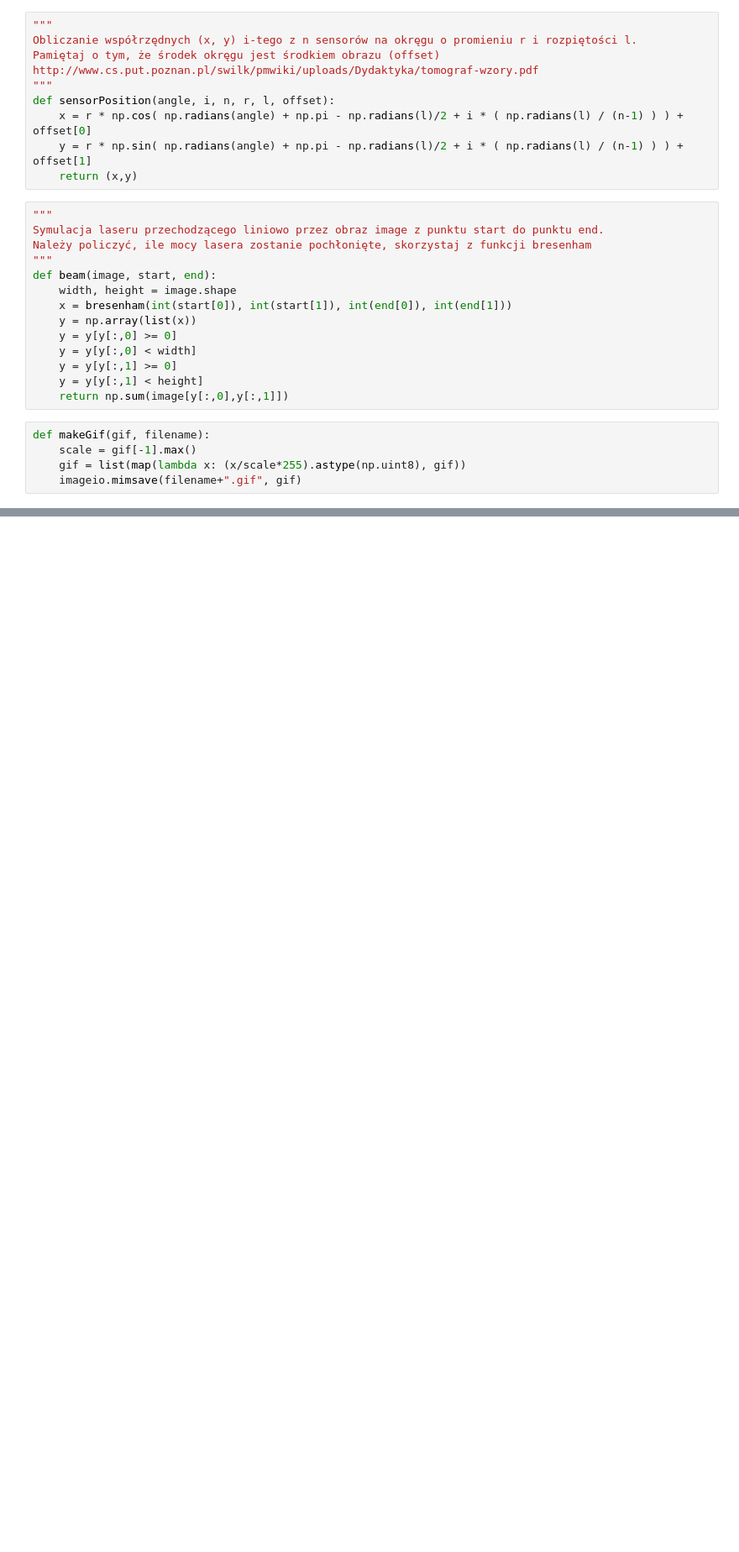
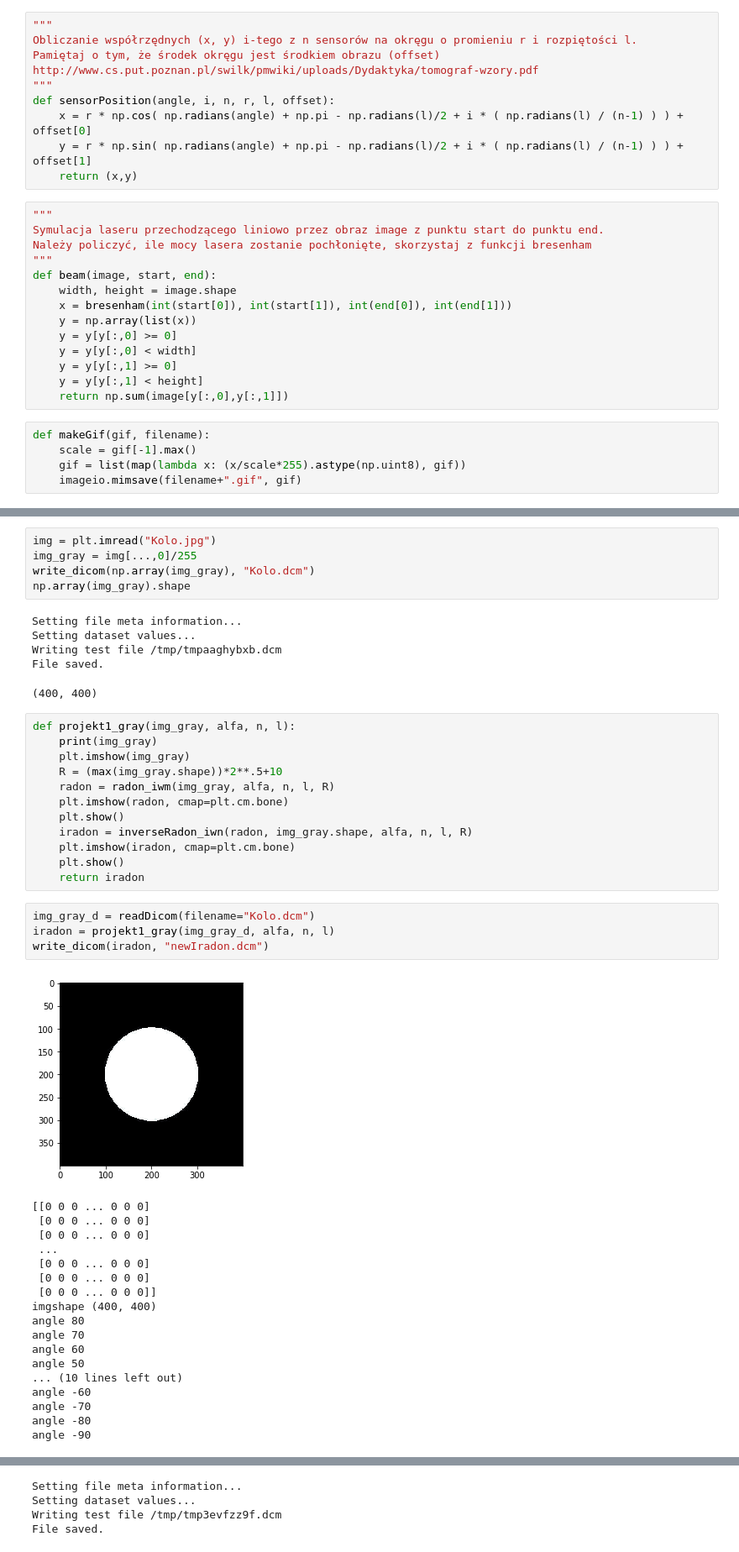
Before and after one commit to jedlin21/tomograf, a Jupyter notebook: Projekt-Tomograf.ipynb, the cells around one changed output, grey strips where cells are left out. Shown at 84% size. Cells and saved outputs as stored; diff of their text form; blank space fills up the shorter version.

```diff
--- a/Projekt-Tomograf.ipynb
+++ b/Projekt-Tomograf.ipynb
@@ -200,0 +220,46 @@ angle 20
+# %%
+img = plt.imread("Kolo.jpg")
+img_gray = img[...,0]/255
+write_dicom(np.array(img_gray), "Kolo.dcm")
+np.array(img_gray).shape
+# %% [output]
+Setting file meta information...
+Setting dataset values...
+Writing test file /tmp/tmpaaghybxb.dcm
+File saved.
+(400, 400)
+# %%
+def projekt1_gray(img_gray, alfa, n, l):
+    print(img_gray)
+    plt.imshow(img_gray)
+    R = (max(img_gray.shape))*2**.5+10
+    radon = radon_iwm(img_gray, alfa, n, l, R)
+    plt.imshow(radon, cmap=plt.cm.bone)
+    plt.show()
+    iradon = inverseRadon_iwn(radon, img_gray.shape, alfa, n, l, R)
+    plt.imshow(iradon, cmap=plt.cm.bone)
+    plt.show()
+    return iradon
+# %%
+img_gray_d = readDicom(filename="Kolo.dcm")
+iradon = projekt1_gray(img_gray_d, alfa, n, l)
+write_dicom(iradon, "newIradon.dcm")
+# %% [output]
+[figure, added]
+[[0 0 0 ... 0 0 0]
+ [0 0 0 ... 0 0 0]
+ [0 0 0 ... 0 0 0]
+ ...
+ [0 0 0 ... 0 0 0]
+ [0 0 0 ... 0 0 0]
+ [0 0 0 ... 0 0 0]]
+imgshape (400, 400)
+angle 80
+angle 70
+angle 60
+angle 50
+... (10 lines left out)
+angle -60
+angle -70
+angle -80
+angle -90
@@ -200,0 +285,4 @@ angle 20
+Setting file meta information...
+Setting dataset values...
+Writing test file /tmp/tmp3evfzz9f.dcm
+File saved.
```
Also changed, not shown: parts of 37 cells of this notebook, 21 other files.
